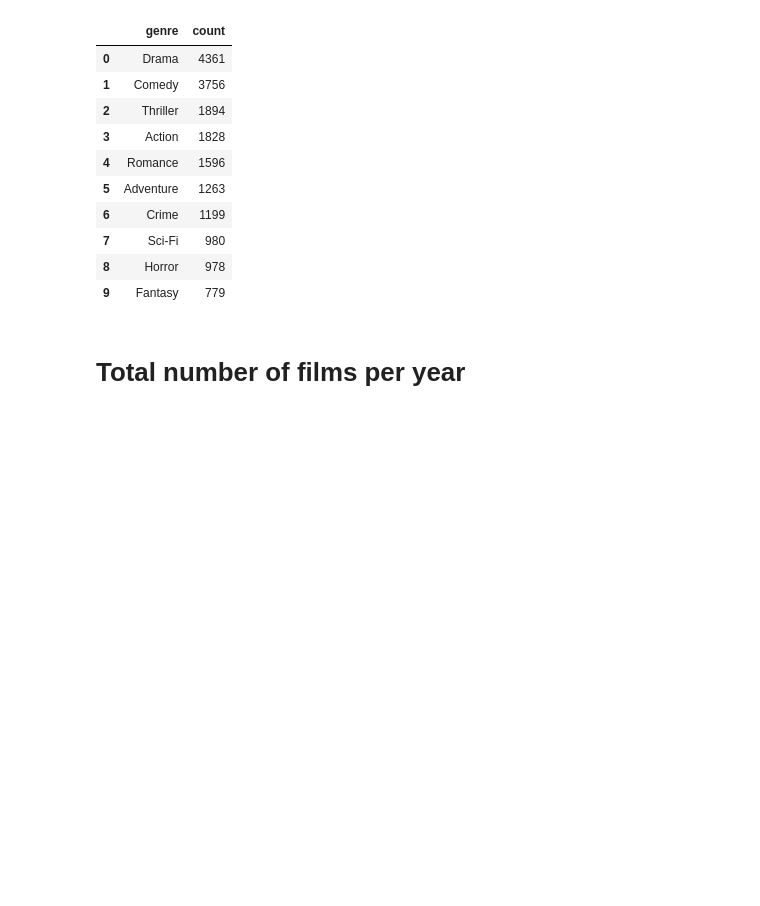
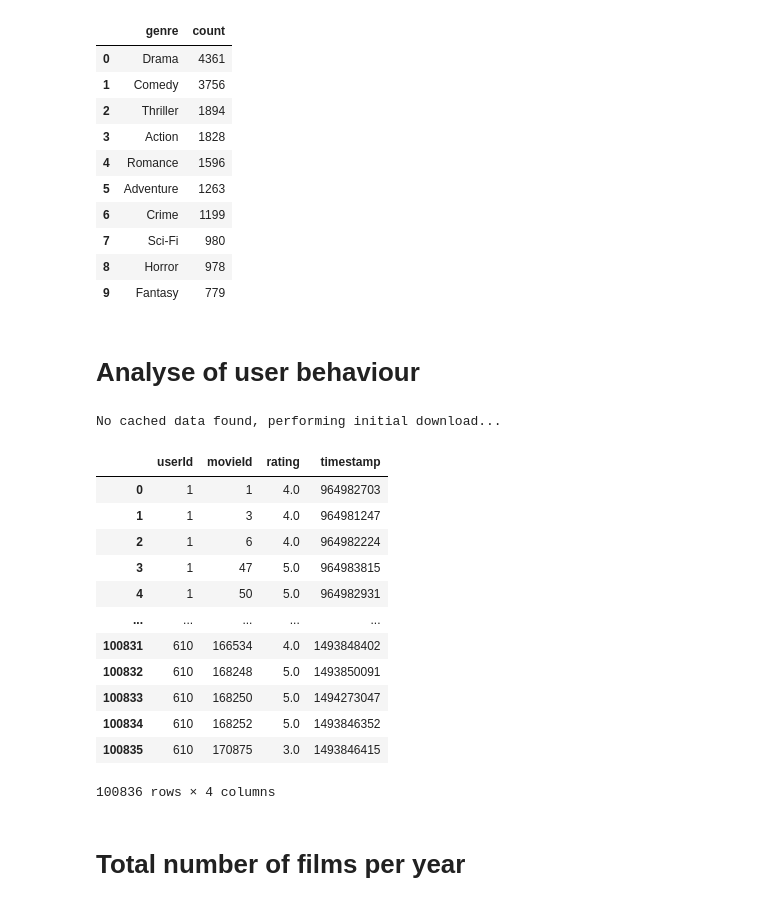
Before and after one commit to brahim121999/analytics-cinema, a Jupyter notebook: film_dataviz.ipynb, the cells around one changed output. Cells and saved outputs as stored; diff of their text form; code cells hidden in the pictures; blank space fills up the shorter version.

```diff
--- a/film_dataviz.ipynb
+++ b/film_dataviz.ipynb
@@ -189,3 +190,66 @@ fig.update_layout(
 )
 
 fig.show()
+# %% [markdown]
+# Analyse of user behaviour
+# %%
+# File paths
+output_dir = "output"
+ratings_path = os.path.join(output_dir, "ratings.parquet")
+
+# Ensure the output directory exists
+os.makedirs(output_dir, exist_ok=True)
+
+# Get the current total number of ratings
+current_rating_count = analytics.rating_count
+
+# Reload or regenerate the data
+if os.path.exists(ratings_path):
+    ratings_df = pd.read_parquet(ratings_path)
+    # Check if cached data matches the current rating count
+    if ratings_df.shape[0] != current_rating_count:
+        print("Data has changed, reloading from the API...")
+        ratings_df = []
+        limit, skip = 1000, 0
+        while True:
+            batch = client.list_ratings(skip=skip, limit=limit, output_format="pandas")
+            if batch.empty:
+                break
+            ratings_df.append(batch)
+            skip += limit
+            time.sleep(0.5)
+        ratings_df = pd.concat(ratings_df, ignore_index=True)
+        ratings_df.to_parquet(ratings_path, index=False)
+    else:
+        print("Reusing cached data.")
+else:
+    print("No cached data found, performing initial download...")
+    ratings_df = []
+    limit, skip = 1000, 0
+    while True:
+        batch = client.list_ratings(skip=skip, limit=limit, output_format="pandas")
+        if batch.empty:
+            break
+        ratings_df.append(batch)
+        skip += limit
+        time.sleep(0.5)
+    ratings_df = pd.concat(ratings_df, ignore_index=True)
+    ratings_df.to_parquet(ratings_path, index=False)
+# %% [output]
+No cached data found, performing initial download...
+# %%
+ratings_df
+# %% [output]
+|  | userId | movieId | rating | timestamp |
+| 0 | 1 | 1 | 4.0 | 964982703 |
+| 1 | 1 | 3 | 4.0 | 964981247 |
+| 2 | 1 | 6 | 4.0 | 964982224 |
+| 3 | 1 | 47 | 5.0 | 964983815 |
+| 4 | 1 | 50 | 5.0 | 964982931 |
+| ... | ... | ... | ... | ... |
+| 100831 | 610 | 166534 | 4.0 | 1493848402 |
+| 100832 | 610 | 168248 | 5.0 | 1493850091 |
+| 100833 | 610 | 168250 | 5.0 | 1494273047 |
+| 100834 | 610 | 168252 | 5.0 | 1493846352 |
+| 100835 | 610 | 170875 | 3.0 | 1493846415 |
+100836 rows × 4 columns
```
Also changed, not shown: parts of 4 cells of this notebook, 9 other files.
